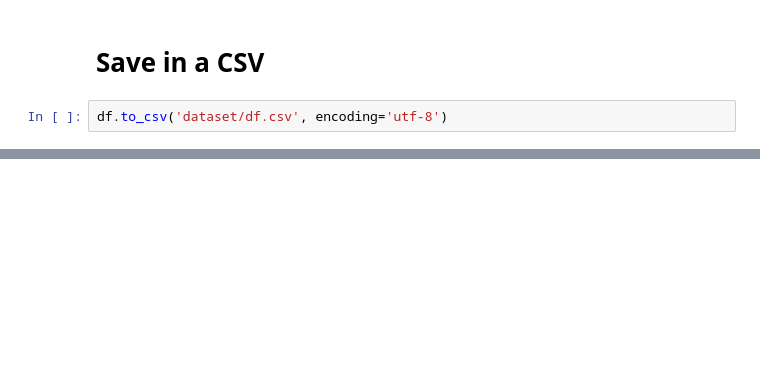
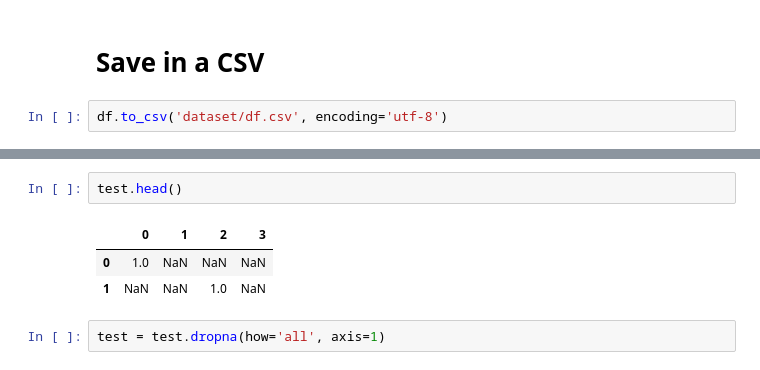
Before and after one commit to AprendizadoDeMaquina-2-2018/YelpDataset, a Jupyter notebook: Preparing_Dataframe.ipynb, the cells around one changed output, grey strips where cells are left out. Drawn from its saved outputs; the diff is of its cells as text; blank space fills up the shorter version.

```diff
--- a/Preparing_Dataframe.ipynb
+++ b/Preparing_Dataframe.ipynb
@@ -132,0 +161,8 @@ df.to_csv('dataset/df.csv', encoding='utf-8')
+# %%
+test.head()
+# %% [output]
+|  | 0 | 1 | 2 | 3 |
+| 0 | 1.0 | NaN | NaN | NaN |
+| 1 | NaN | NaN | 1.0 | NaN |
+# %%
+test = test.dropna(how='all', axis=1)
```
Also changed, not shown: parts of 12 cells of this notebook, 1 other file.
